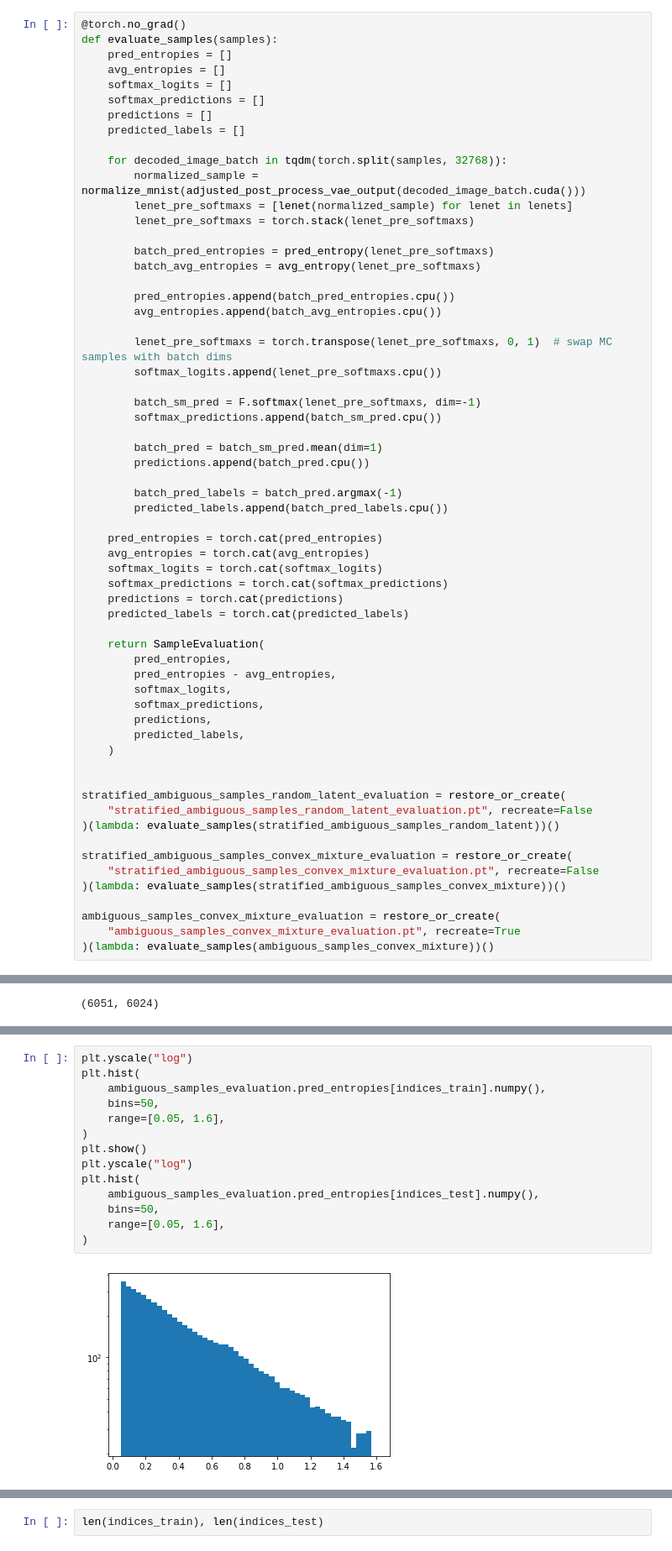
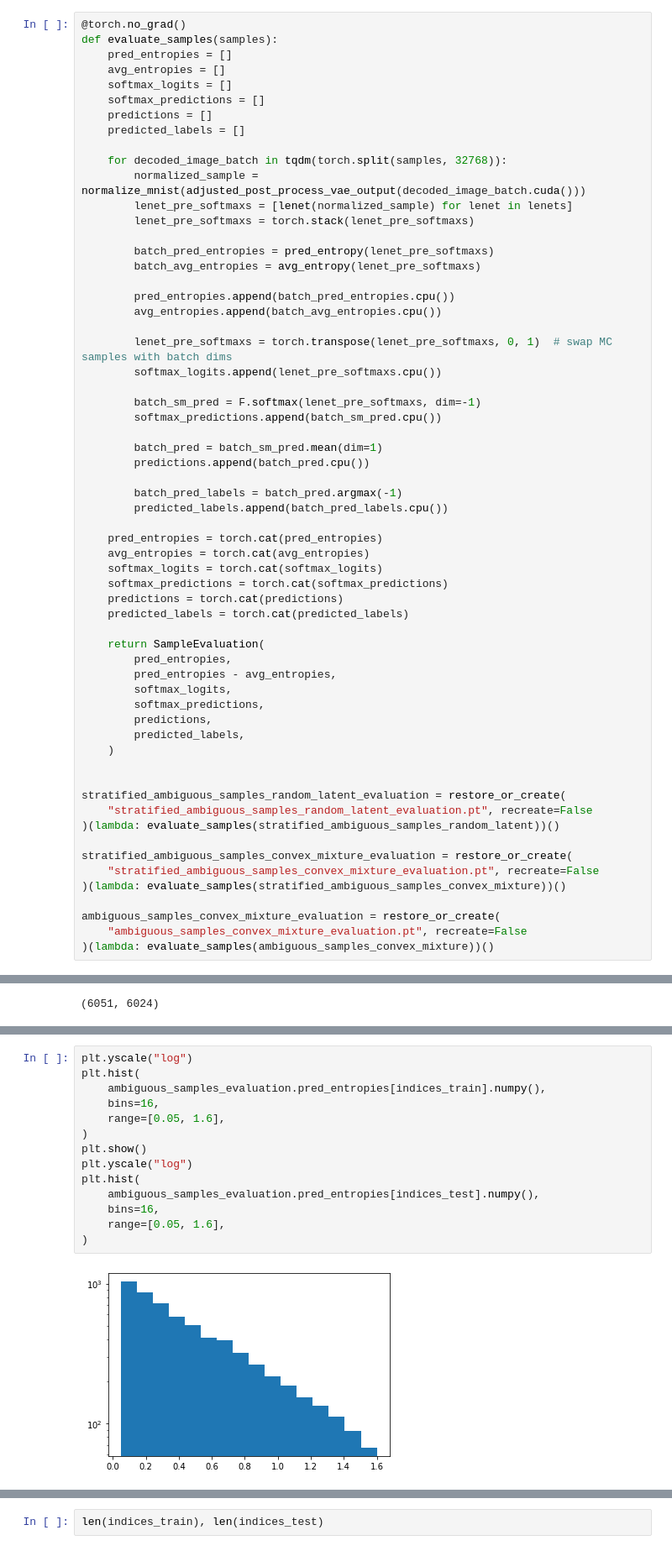
Before and after one commit to BlackHC/ddu_dirty_mnist, a Jupyter notebook: 02_dirtymnist.ipynb, the cells around one changed output, grey strips where cells are left out. Shown: that part at 84% size. Drawn from its saved outputs; the diff is of its cells as text.

```diff
--- a/02_dirtymnist.ipynb
+++ b/02_dirtymnist.ipynb
@@ -942,7 +945,7 @@ stratified_ambiguous_samples_convex_mixture_evaluation = restore_or_create(
 )(lambda: evaluate_samples(stratified_ambiguous_samples_convex_mixture))()
 
 ambiguous_samples_convex_mixture_evaluation = restore_or_create(
-    "ambiguous_samples_convex_mixture_evaluation.pt", recreate=True
+    "ambiguous_samples_convex_mixture_evaluation.pt", recreate=False
 )(lambda: evaluate_samples(ambiguous_samples_convex_mixture))()
 # %% [markdown]
 ### Predictive Entropy Histogram
@@ -1326,16 +1318,16 @@ show_stratified_samples(
 # %%
 plt.yscale("log")
 plt.hist(
     ambiguous_samples_evaluation.pred_entropies[indices_train].numpy(),
-    bins=50,
+    bins=16,
     range=[0.05, 1.6],
 )
 plt.show()
 plt.yscale("log")
 plt.hist(
     ambiguous_samples_evaluation.pred_entropies[indices_test].numpy(),
-    bins=50,
+    bins=16,
     range=[0.05, 1.6],
 )
 # %% [output]
-[figure, old version]
+[figure, new version]
```
Also changed, not shown: parts of 18 cells of this notebook, 12 other files.
